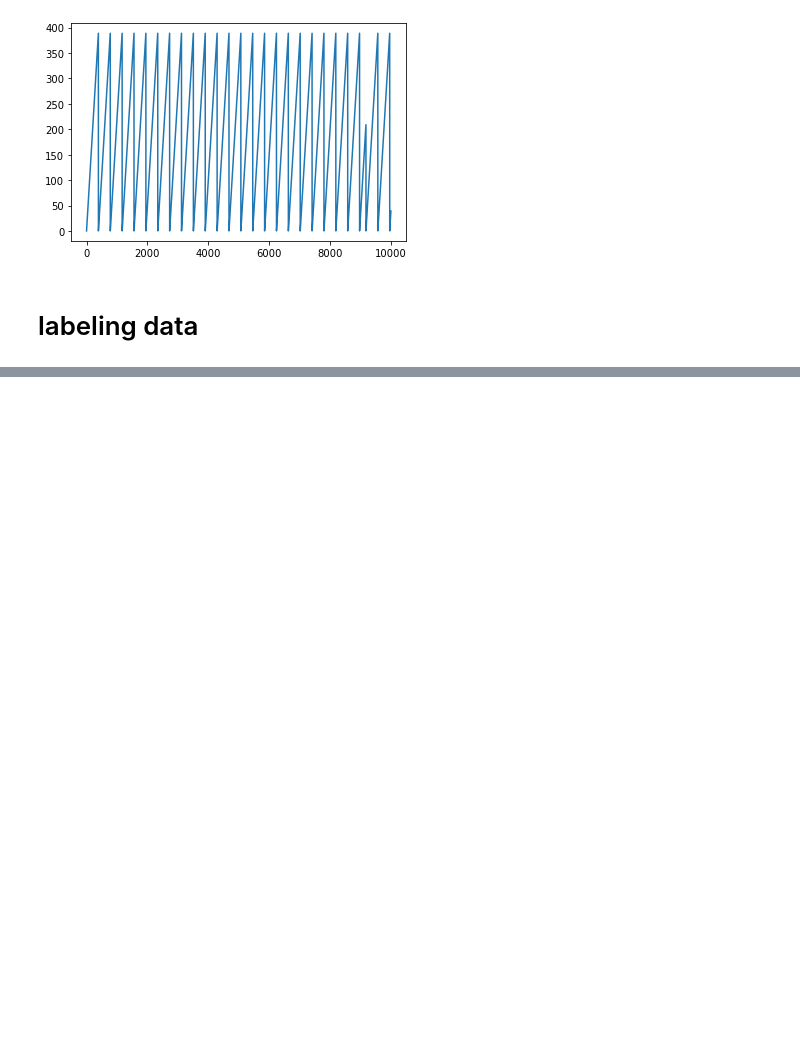
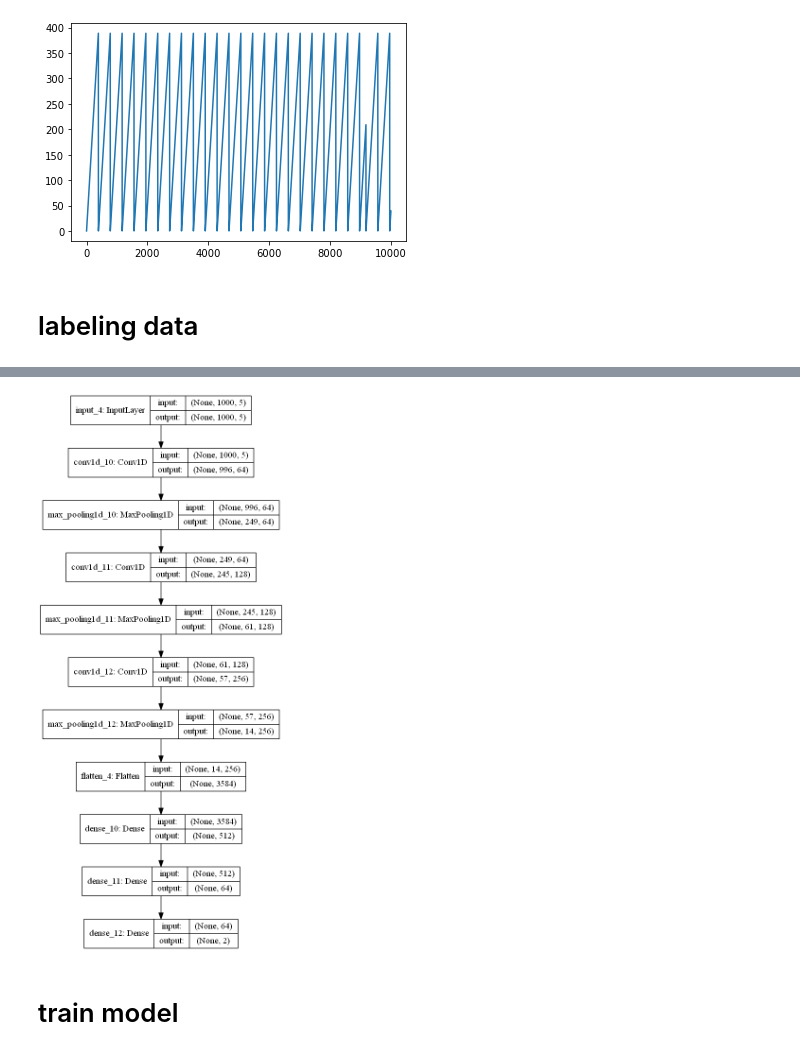
Before and after one commit to ghjgghj/whateveriwant, a Jupyter notebook: wmt_test_v1.ipynb, the cells around one changed output, grey strips where cells are left out. Cells and saved outputs as stored; diff of their text form; code cells hidden in the pictures; blank space fills up the shorter version.

```diff
--- a/wmt_test_v1.ipynb
+++ b/wmt_test_v1.ipynb
@@ -137,0 +194,22 @@ plt.legend()
+# %%
+def buildModel(input_size, n_features):
+    a = Input(shape=(input_size, n_features))
+
+    b = Conv1D(filters=64, kernel_size=5, activation='relu', strides=1)(a)
+    b = MaxPooling1D(pool_size=4)(b)
+    b = Conv1D(filters=128, kernel_size=5, activation='relu', strides=1)(b)
+    b = MaxPooling1D(pool_size=4)(b)
+    b = Conv1D(filters=256, kernel_size=5, activation='relu', strides=1)(b)
+    b = MaxPooling1D(pool_size=4)(b)
+    b = Flatten()(b)
+    b = Dense(512, activation='relu')(b)
+    b = Dense(64, activation='relu')(b)
+
+    c = Dense(2, activation='sigmoid')(b)
+    model = Model(inputs=a, outputs=c)
+    return model
+# %%
+model = buildModel(input_size, n_features)
+opt = keras.optimizers.Adam()
+model.compile(optimizer=opt, loss='binary_crossentropy', metrics=['accuracy'])
+model.summary()
@@ -137,0 +234,6 @@ plt.legend()
+# %%
+plot_model(model, show_shapes=True, show_layer_names=True)
+# %% [output]
+[figure, added]
+# %% [markdown]
+# train model
```
Also changed, not shown: parts of 35 cells of this notebook, 1 other file.
